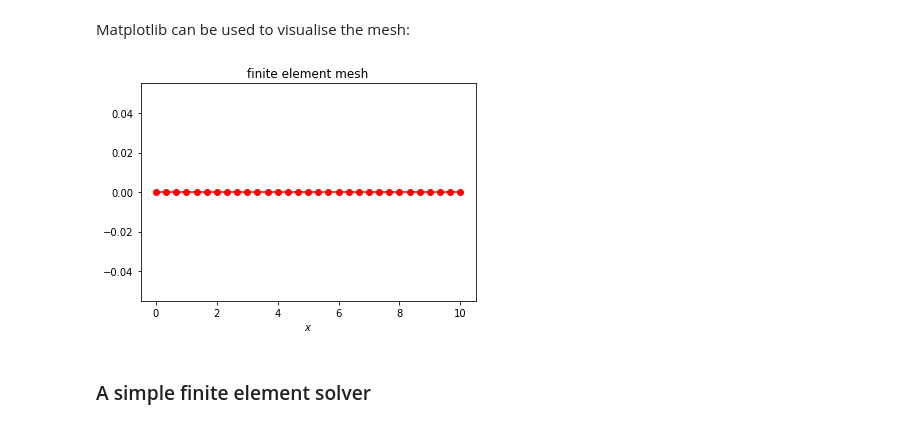
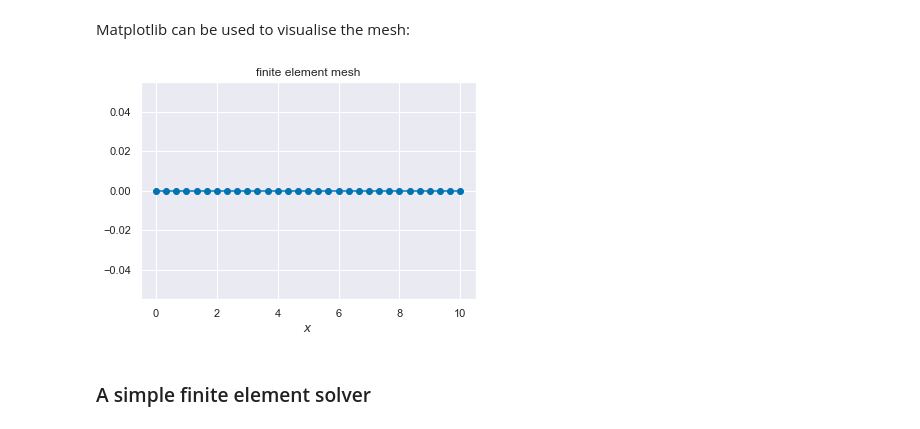
Before and after one commit to garth-wells/notebooks-3D7, a Jupyter notebook: 01-ElasticBarLinearFEM.ipynb, the cells around one changed output. Saved outputs shown, nothing was run; the diff lists cells and outputs as text; code cells hidden in the pictures.

```diff
--- a/01-ElasticBarLinearFEM.ipynb
+++ b/01-ElasticBarLinearFEM.ipynb
@@ -8,6 +8,11 @@ We will use NumPy to perform the simulations, and Matplotlib to visualise the re
 import numpy as np
 %matplotlib inline
 import matplotlib.pyplot as plt
+
+# Use seaborn to style the plots and use accessible colors
+import seaborn as sns
+sns.set()
+sns.set_palette("colorblind")
 # %% [markdown]
 We will also use [ipywidgets](https://ipywidgets.readthedocs.io) (interactive widgets), so you will to make sure that are installed (ipywidgets is installed on the Azure notebook service).
 # %% [markdown]
@@ -43,9 +48,9 @@ Matplotlib can be used to visualise the mesh:
 # %%
 plt.xlabel('$x$')
 plt.title('finite element mesh')
-plt.plot(mesh, [0]*len(mesh), 'ro-');
+plt.plot(mesh, [0]*len(mesh), 'o-');
 # %% [output]
-[figure, old version]
+[figure, new version]
 # %% [markdown]
 ### A simple finite element solver
 # %% [markdown]
```
Also changed, not shown: parts of 3 cells of this notebook, 3 other files.
